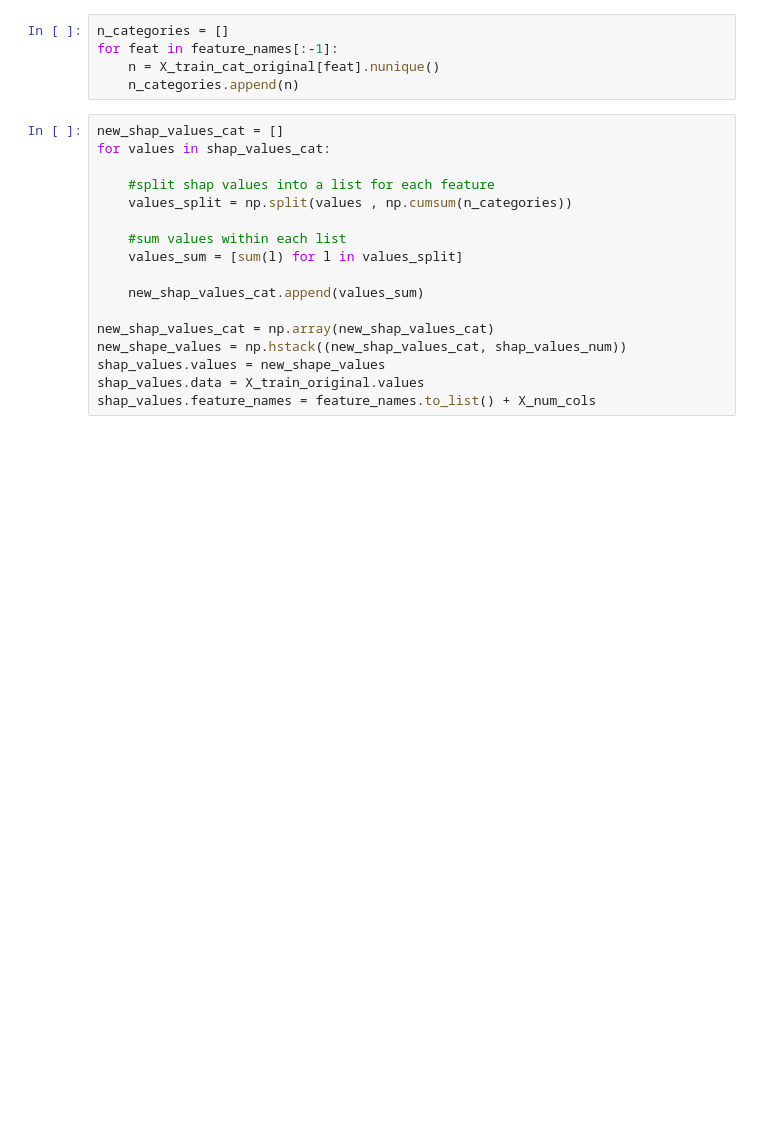
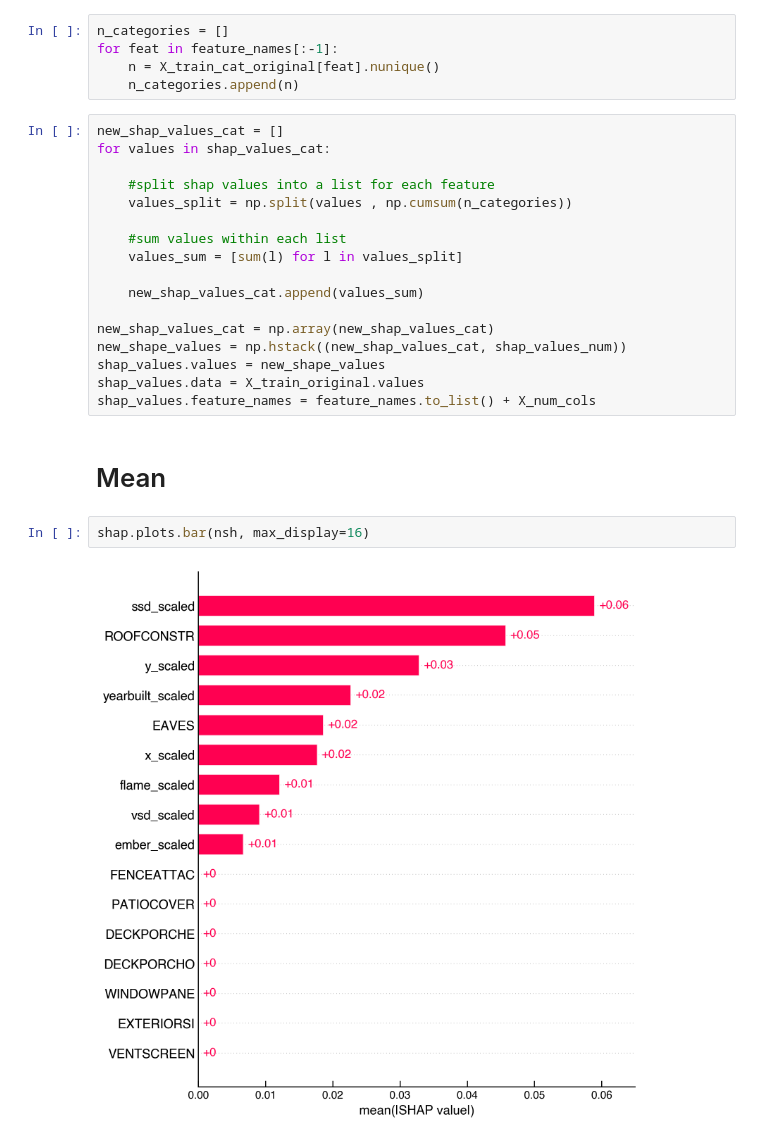
Before and after one commit to berkeley-firelab/DINS_data_analysis, a Jupyter notebook: intexplainables.ipynb, the cells around one changed output. Drawn from its saved outputs; the diff is of its cells as text; blank space fills up the shorter version.

```diff
--- a/intexplainables.ipynb
+++ b/intexplainables.ipynb
@@ -174,3 +174,9 @@ new_shape_values = np.hstack((new_shap_values_cat, shap_values_num))
 shap_values.values = new_shape_values
 shap_values.data = X_train_original.values
 shap_values.feature_names = feature_names.to_list() + X_num_cols
+# %% [markdown]
+#  Mean
+# %%
+shap.plots.bar(nsh, max_display=16)
+# %% [output]
+[figure, added]
```
